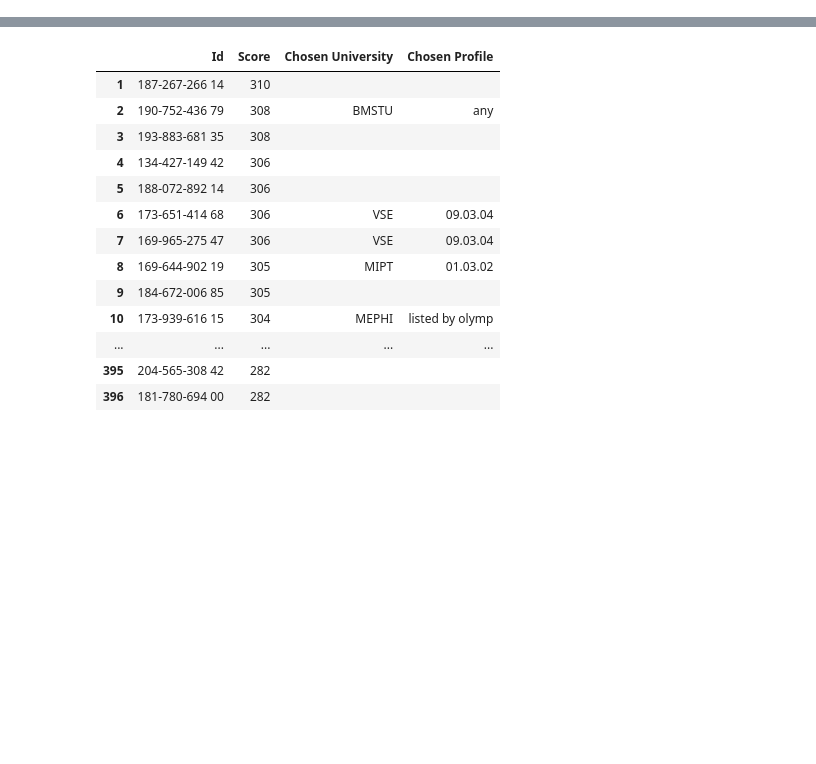
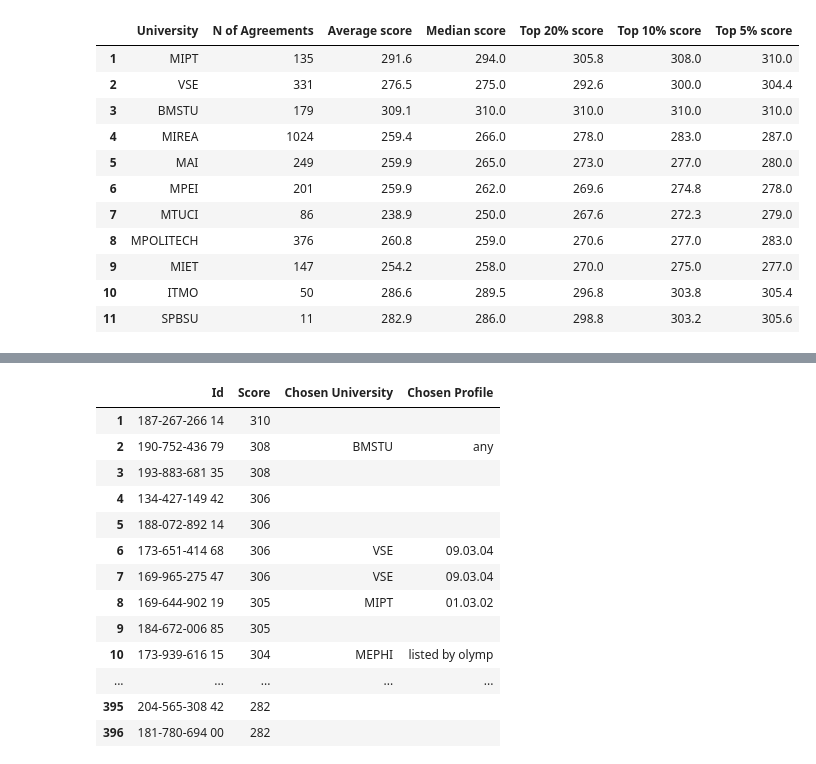
Before and after one commit to ValeriyKnyazhev/UniversityApplicationSystem, a Jupyter notebook: src/notebooks/Viewer.ipynb, the cells around one changed output, grey strips where cells are left out. Cells and saved outputs as stored; diff of their text form; code cells hidden in the pictures; blank space fills up the shorter version.

```diff
--- a/src/notebooks/Viewer.ipynb
+++ b/src/notebooks/Viewer.ipynb
@@ -126,0 +143,15 @@ system.get_current_min_scores()
+# %%
+visualizer.show_universities_statistics()
+# %% [output]
+|  | University | N of Agreements | Average score | Median score | Top 20% score | Top 10% score | Top 5% score |
+| 1 | MIPT | 135 | 291.6 | 294.0 | 305.8 | 308.0 | 310.0 |
+| 2 | VSE | 331 | 276.5 | 275.0 | 292.6 | 300.0 | 304.4 |
+| 3 | BMSTU | 179 | 309.1 | 310.0 | 310.0 | 310.0 | 310.0 |
+| 4 | MIREA | 1024 | 259.4 | 266.0 | 278.0 | 283.0 | 287.0 |
+| 5 | MAI | 249 | 259.9 | 265.0 | 273.0 | 277.0 | 280.0 |
+| 6 | MPEI | 201 | 259.9 | 262.0 | 269.6 | 274.8 | 278.0 |
+| 7 | MTUCI | 86 | 238.9 | 250.0 | 267.6 | 272.3 | 279.0 |
+| 8 | MPOLITECH | 376 | 260.8 | 259.0 | 270.6 | 277.0 | 283.0 |
+| 9 | MIET | 147 | 254.2 | 258.0 | 270.0 | 275.0 | 277.0 |
+| 10 | ITMO | 50 | 286.6 | 289.5 | 296.8 | 303.8 | 305.4 |
+| 11 | SPBSU | 11 | 282.9 | 286.0 | 298.8 | 303.2 | 305.6 |
```
Also changed, not shown: parts of 19 cells of this notebook, 7 other files.
